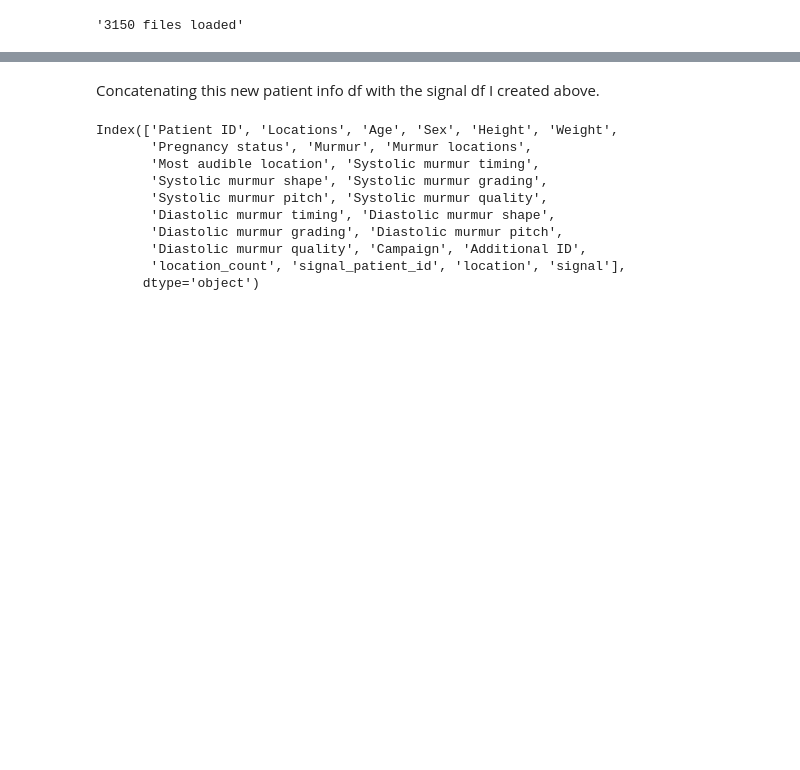
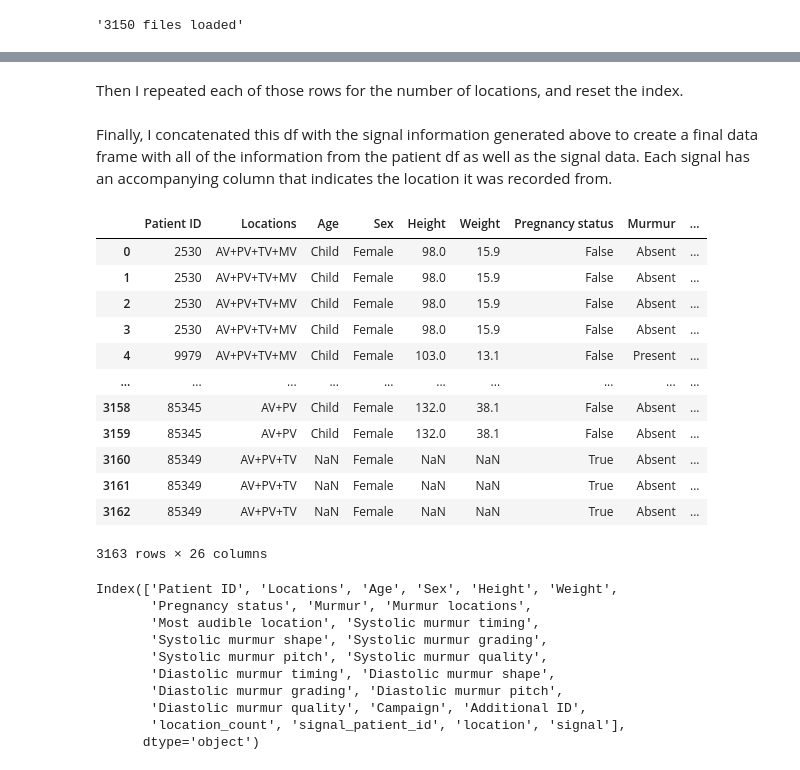
Before and after one commit to jakedumbauld/phonocardiogram-classification, a Jupyter notebook: Notebooks/2 - Importing Signal Data.ipynb, the cells around one changed output, grey strips where cells are left out. Saved outputs shown, nothing was run; the diff lists cells and outputs as text; code cells hidden in the pictures; blank space fills up the shorter version.

```diff
--- a/Notebooks/2 - Importing Signal Data.ipynb
+++ b/Notebooks/2 - Importing Signal Data.ipynb
@@ -19,3 +25,5 @@ import os
 from random import uniform
 import time
 from IPython.display import display, clear_output
+# %%
+root_path = '/Users/jmd/Documents/BOOTCAMP/Capstone/'
@@ -22,4 +32,3 @@ from IPython.display import display, clear_output
 # %%
 # importing data annotations as a df
-patient_info = pd.read_csv('/Users/jmd/Documents/BOOTCAMP/Capstone/the-circor-digiscope-phonocardiogram-dataset-1.0.1/training_data.csv')
-patient_info
+patient_info = pd.read_csv(root_path+'the-circor-digiscope-phonocardiogram-dataset-1.0.1/training_data.csv')
@@ -50,4 +45,4 @@ Index(['Patient ID', 'Locations', 'Age', 'Sex', 'Height', 'Weight',
        'Diastolic murmur quality', 'Campaign', 'Additional ID'],
       dtype='object')
 # %%
-training_folder_path = '/Users/jmd/Documents/BOOTCAMP/Capstone/the-circor-digiscope-phonocardiogram-dataset-1.0.1/training_data/'
+training_folder_path = root_path + '/the-circor-digiscope-phonocardiogram-dataset-1.0.1/training_data/'
@@ -110,5 +122,7 @@ Now, I have to expand the patient info df duplicating the rows by the number of
 patient_info['location_count'] = 0
 for i in range(0,len(patient_info['location_count'])):
     patient_info.at[i,'location_count'] = len(patient_info['Locations'][i].split('+'))
+# %% [markdown]
+Then I repeated each of those rows for the number of locations, and reset the index.
 # %%
 patient_info = patient_info.loc[patient_info.index.repeat(patient_info.location_count)]
@@ -117,8 +130,23 @@ patient_info.reset_index(drop=True,inplace=True)
 # %% [markdown]
-Concatenating this new patient info df with the signal df I created above.
+Finally, I concatenated this df with the signal information generated above to create a final data frame with all of the information from the patient df as well as the signal data. Each signal has an accompanying column that indicates the location it was recorded from.
 # %%
 final_patient_info = pd.concat([patient_info.reset_index(drop=True),
                                 signal_df.sort_values(by='signal_patient_id').reset_index(drop=True)], axis=1)
+final_patient_info
+# %% [output]
+|  | Patient ID | Locations | Age | Sex | Height | Weight | Pregnancy status | Murmur | ... |
+| 0 | 2530 | AV+PV+TV+MV | Child | Female | 98.0 | 15.9 | False | Absent | ... |
+| 1 | 2530 | AV+PV+TV+MV | Child | Female | 98.0 | 15.9 | False | Absent | ... |
+| 2 | 2530 | AV+PV+TV+MV | Child | Female | 98.0 | 15.9 | False | Absent | ... |
+| 3 | 2530 | AV+PV+TV+MV | Child | Female | 98.0 | 15.9 | False | Absent | ... |
+| 4 | 9979 | AV+PV+TV+MV | Child | Female | 103.0 | 13.1 | False | Present | ... |
+| ... | ... | ... | ... | ... | ... | ... | ... | ... | ... |
+| 3158 | 85345 | AV+PV | Child | Female | 132.0 | 38.1 | False | Absent | ... |
+| 3159 | 85345 | AV+PV | Child | Female | 132.0 | 38.1 | False | Absent | ... |
+| 3160 | 85349 | AV+PV+TV | NaN | Female | NaN | NaN | True | Absent | ... |
+| 3161 | 85349 | AV+PV+TV | NaN | Female | NaN | NaN | True | Absent | ... |
+| 3162 | 85349 | AV+PV+TV | NaN | Female | NaN | NaN | True | Absent | ... |
+3163 rows × 26 columns
 # %%
 final_patient_info.columns
 # %% [output]
```
Also changed, not shown: parts of 27 cells of this notebook.
